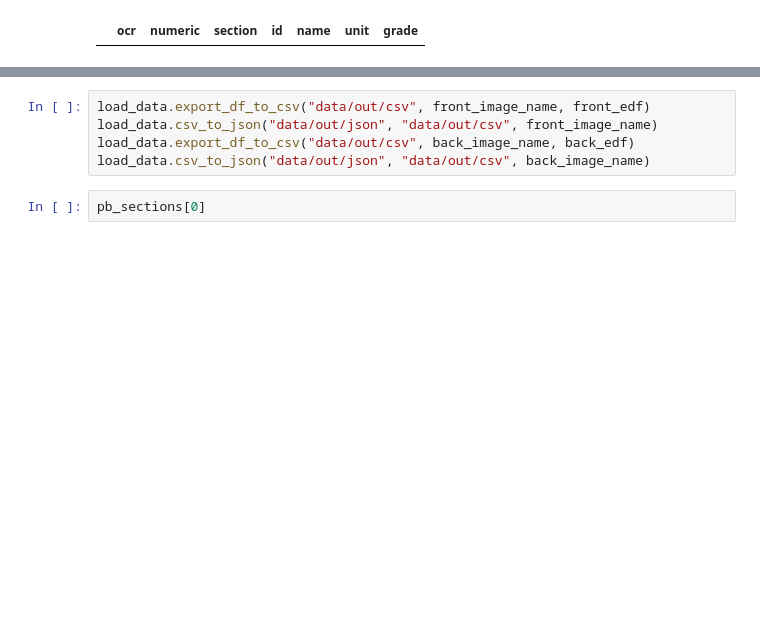
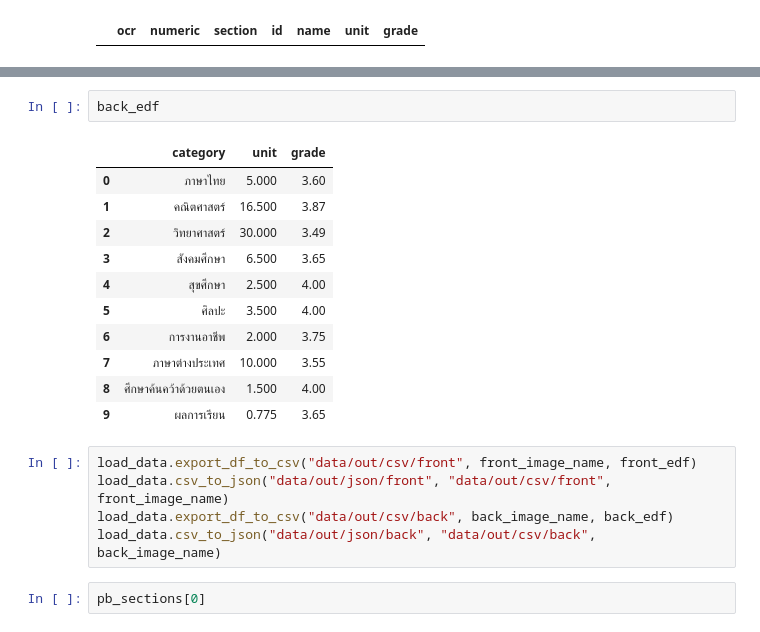
Before and after one commit to OhmSuphanat/transOCR, a Jupyter notebook: main.ipynb, the cells around one changed output, grey strips where cells are left out. Saved outputs shown, nothing was run; the diff lists cells and outputs as text; blank space fills up the shorter version.

```diff
--- a/main.ipynb
+++ b/main.ipynb
@@ -70,8 +72,22 @@ post_courses_df
+# %%
+back_edf
+# %% [output]
+|  | category | unit | grade |
+| 0 | ภาษาไทย | 5.000 | 3.60 |
+| 1 | คณิตศาสตร์ | 16.500 | 3.87 |
+| 2 | วิทยาศาสตร์ | 30.000 | 3.49 |
+| 3 | สังคมศึกษา | 6.500 | 3.65 |
+| 4 | สุขศึกษา | 2.500 | 4.00 |
+| 5 | ศิลปะ | 3.500 | 4.00 |
+| 6 | การงานอาชีพ | 2.000 | 3.75 |
+| 7 | ภาษาต่างประเทศ | 10.000 | 3.55 |
+| 8 | ศึกษาค้นคว้าด้วยตนเอง | 1.500 | 4.00 |
+| 9 | ผลการเรียน | 0.775 | 3.65 |
 # %%
-load_data.export_df_to_csv("data/out/csv", front_image_name, front_edf)
-load_data.csv_to_json("data/out/json", "data/out/csv", front_image_name)
-load_data.export_df_to_csv("data/out/csv", back_image_name, back_edf)
-load_data.csv_to_json("data/out/json", "data/out/csv", back_image_name)
+load_data.export_df_to_csv("data/out/csv/front", front_image_name, front_edf)
+load_data.csv_to_json("data/out/json/front", "data/out/csv/front", front_image_name)
+load_data.export_df_to_csv("data/out/csv/back", back_image_name, back_edf)
+load_data.csv_to_json("data/out/json/back", "data/out/csv/back", back_image_name)
 # %%
 pb_sections[0]
 # %% [output]
```
Also changed, not shown: parts of 6 cells of this notebook, 3 other files.
